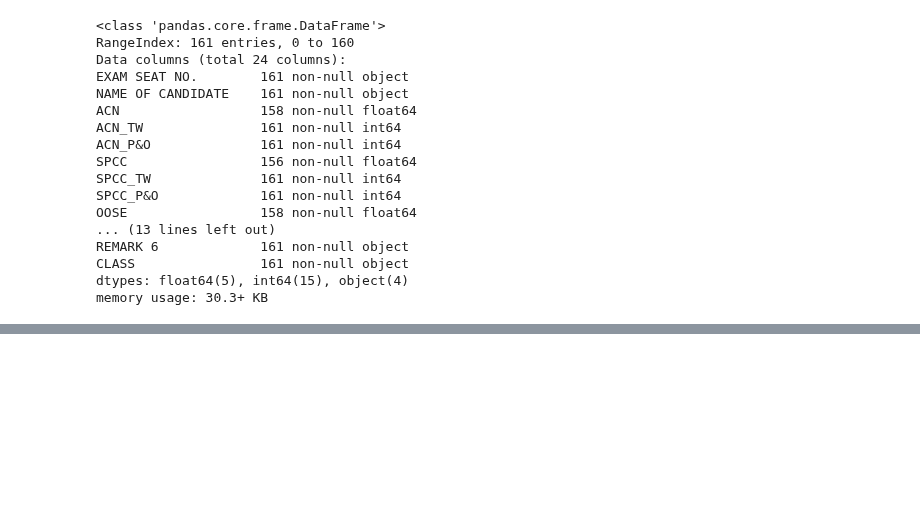
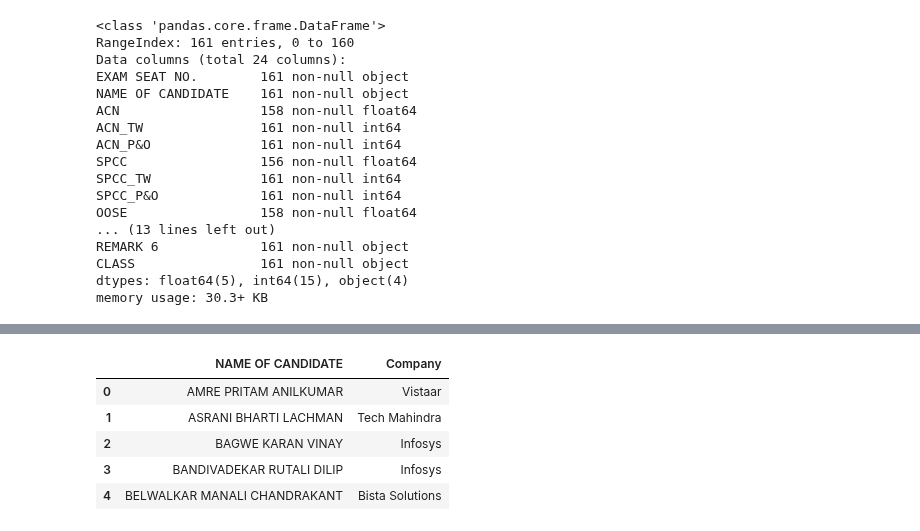
Before and after one commit to Purteeeek/Student-Placement-Guidance, a Jupyter notebook: Cleaning Notebooks/2015-Passouts/Sem3-Sem6_merged .ipynb, the cells around one changed output, grey strips where cells are left out. Cells and saved outputs as stored; diff of their text form; code cells hidden in the pictures; blank space fills up the shorter version.

```diff
--- a/Cleaning Notebooks/2015-Passouts/Sem3-Sem6_merged .ipynb
+++ b/Cleaning Notebooks/2015-Passouts/Sem3-Sem6_merged .ipynb
@@ -223,2 +223,14 @@ sem3_to_sem6_merge_df.describe()
 | max | 83.000000 | 24.000000 | 85.000000 | 24.000000 | 24.000000 | 94.000000 | 24.000000 | 24.000000 | 71.000000 | 24.000000 | ... |
 8 rows × 71 columns
+# %%
+placements_path = "/Users/prashant/Downloads/Student-Placement-Guidance/Data/Placement Data/Cleaned/2015.xlsx"
+placement_df = pd.read_excel(placements_path)
+placement_df = placement_df.rename(columns = {'NAME':'NAME OF CANDIDATE'})
+placement_df.head()
+# %% [output]
+|  | NAME OF CANDIDATE | Company |
+| 0 | AMRE PRITAM ANILKUMAR | Vistaar |
+| 1 | ASRANI BHARTI LACHMAN | Tech Mahindra |
+| 2 | BAGWE KARAN VINAY | Infosys |
+| 3 | BANDIVADEKAR RUTALI DILIP | Infosys |
+| 4 | BELWALKAR MANALI CHANDRAKANT | Bista Solutions |
```
Also changed, not shown: parts of 5 cells of this notebook, 10 other files.
